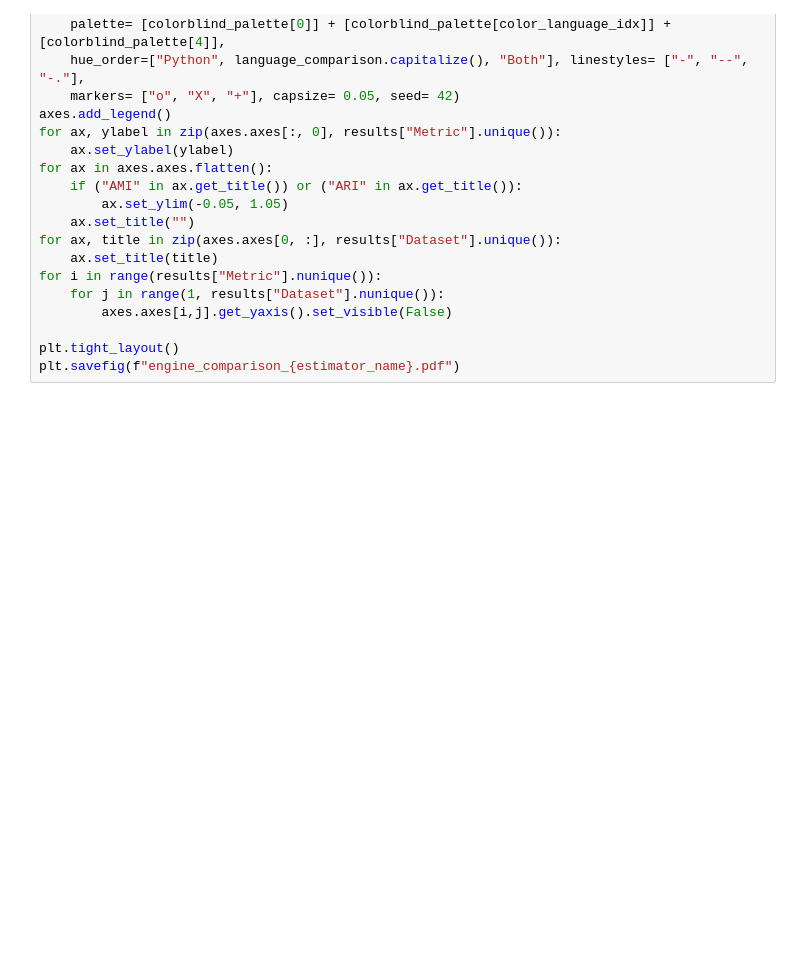
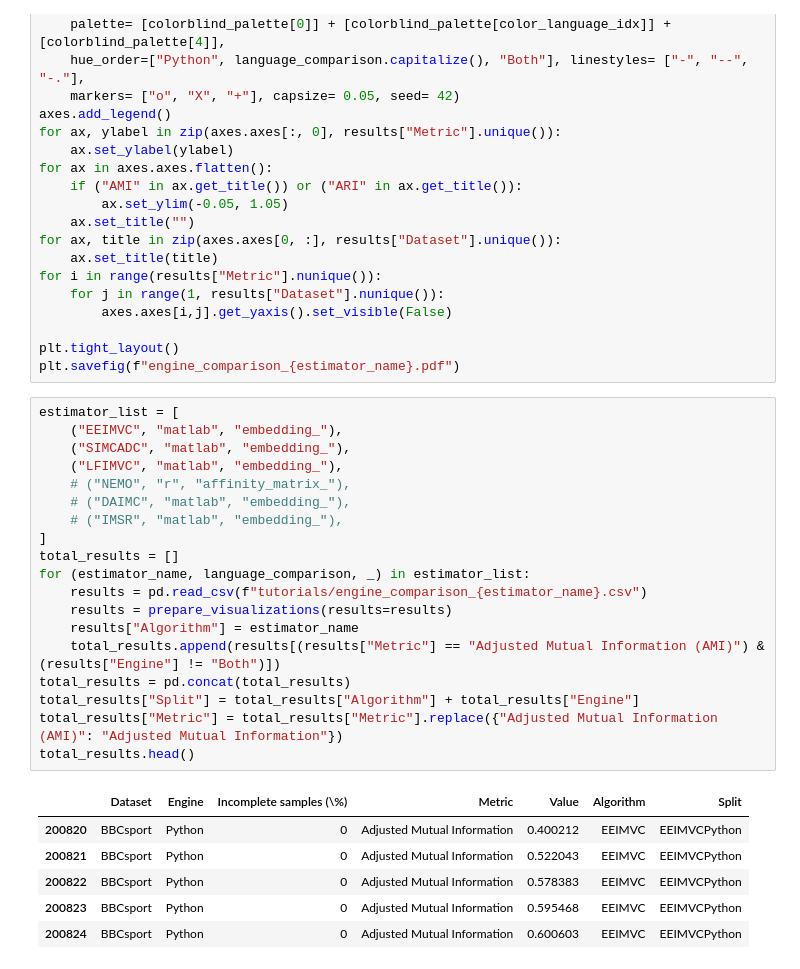
Before and after one commit to RafRomB/imml, a Jupyter notebook: tutorials/engine_comparison.ipynb, the cells around one changed output. Cells and saved outputs as stored; diff of their text form; blank space fills up the shorter version.

```diff
--- a/tutorials/engine_comparison.ipynb
+++ b/tutorials/engine_comparison.ipynb
@@ -254,3 +258,29 @@ for i in range(results["Metric"].nunique()):
 
 plt.tight_layout()
 plt.savefig(f"engine_comparison_{estimator_name}.pdf")
+# %%
+estimator_list = [
+    ("EEIMVC", "matlab", "embedding_"),
+    ("SIMCADC", "matlab", "embedding_"),
+    ("LFIMVC", "matlab", "embedding_"),
+    # ("NEMO", "r", "affinity_matrix_"),
+    # ("DAIMC", "matlab", "embedding_"),
+    # ("IMSR", "matlab", "embedding_"),
+]
+total_results = []
+for (estimator_name, language_comparison, _) in estimator_list:
+    results = pd.read_csv(f"tutorials/engine_comparison_{estimator_name}.csv")
+    results = prepare_visualizations(results=results)
+    results["Algorithm"] = estimator_name
+    total_results.append(results[(results["Metric"] == "Adjusted Mutual Information (AMI)") & (results["Engine"] != "Both")])
+total_results = pd.concat(total_results)
+total_results["Split"] = total_results["Algorithm"] + total_results["Engine"]
+total_results["Metric"] = total_results["Metric"].replace({"Adjusted Mutual Information (AMI)": "Adjusted Mutual Information"})
+total_results.head()
+# %% [output]
+|  | Dataset | Engine | Incomplete samples (\%) | Metric | Value | Algorithm | Split |
+| 200820 | BBCsport | Python | 0 | Adjusted Mutual Information | 0.400212 | EEIMVC | EEIMVCPython |
+| 200821 | BBCsport | Python | 0 | Adjusted Mutual Information | 0.522043 | EEIMVC | EEIMVCPython |
+| 200822 | BBCsport | Python | 0 | Adjusted Mutual Information | 0.578383 | EEIMVC | EEIMVCPython |
+| 200823 | BBCsport | Python | 0 | Adjusted Mutual Information | 0.595468 | EEIMVC | EEIMVCPython |
+| 200824 | BBCsport | Python | 0 | Adjusted Mutual Information | 0.600603 | EEIMVC | EEIMVCPython |
```
Also changed, not shown: parts of 4 cells of this notebook.
